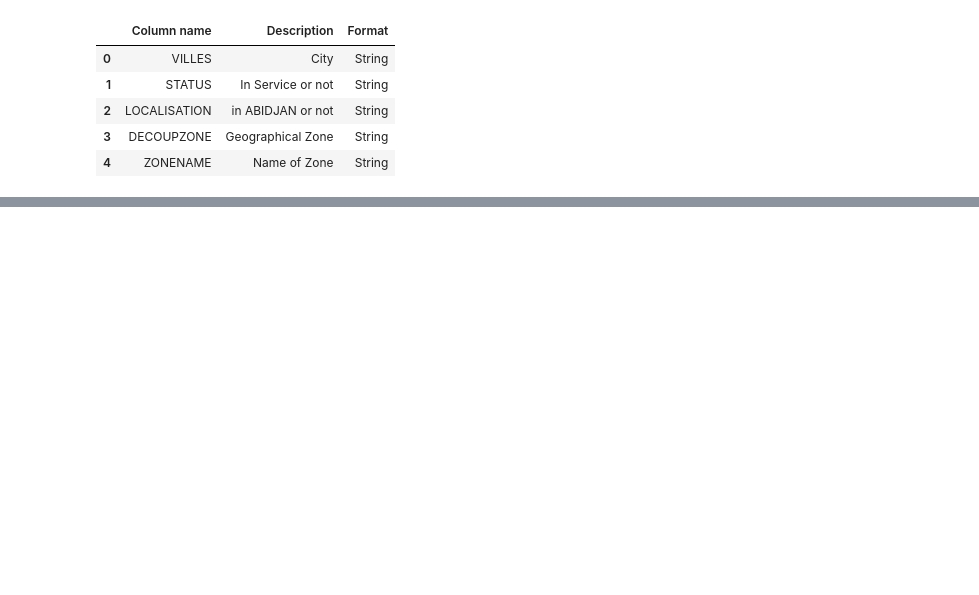
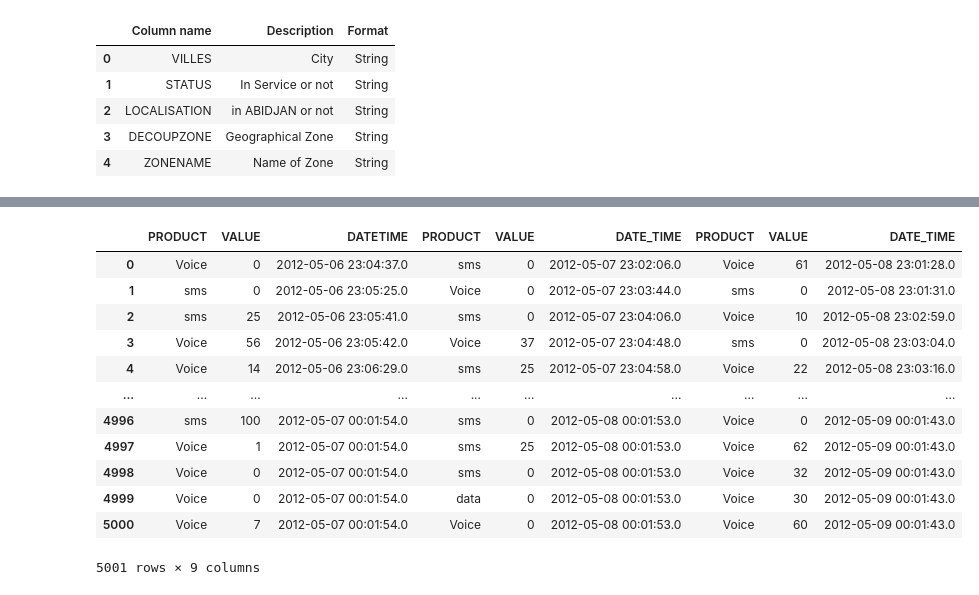
Before and after one commit to Veebug/3-Par-Kenya, a Jupyter notebook: Moringa_Data_Science_Prep_W3_Independent_Project_2021_11_Victoria_Ondieki_DataReport.ipynb, the cells around one changed output, grey strips where cells are left out. Saved outputs shown, nothing was run; the diff lists cells and outputs as text; code cells hidden in the pictures; blank space fills up the shorter version.

```diff
--- a/Moringa_Data_Science_Prep_W3_Independent_Project_2021_11_Victoria_Ondieki_DataReport.ipynb
+++ b/Moringa_Data_Science_Prep_W3_Independent_Project_2021_11_Victoria_Ondieki_DataReport.ipynb
@@ -138,0 +192,17 @@ dataset3.columns.value[5:] = ["CELL_ID","SITE_ID"]
+# %%
+ds1=pd.concat([ds1_df,ds2_df,ds3_df],axis=1)
+ds1
+# %% [output]
+|  | PRODUCT | VALUE | DATETIME | PRODUCT | VALUE | DATE_TIME | PRODUCT | VALUE | DATE_TIME |
+| 0 | Voice | 0 | 2012-05-06 23:04:37.0 | sms | 0 | 2012-05-07 23:02:06.0 | Voice | 61 | 2012-05-08 23:01:28.0 |
+| 1 | sms | 0 | 2012-05-06 23:05:25.0 | Voice | 0 | 2012-05-07 23:03:44.0 | sms | 0 | 2012-05-08 23:01:31.0 |
+| 2 | sms | 25 | 2012-05-06 23:05:41.0 | sms | 0 | 2012-05-07 23:04:06.0 | Voice | 10 | 2012-05-08 23:02:59.0 |
+| 3 | Voice | 56 | 2012-05-06 23:05:42.0 | Voice | 37 | 2012-05-07 23:04:48.0 | sms | 0 | 2012-05-08 23:03:04.0 |
+| 4 | Voice | 14 | 2012-05-06 23:06:29.0 | sms | 25 | 2012-05-07 23:04:58.0 | Voice | 22 | 2012-05-08 23:03:16.0 |
+| ... | ... | ... | ... | ... | ... | ... | ... | ... | ... |
+| 4996 | sms | 100 | 2012-05-07 00:01:54.0 | sms | 0 | 2012-05-08 00:01:53.0 | Voice | 0 | 2012-05-09 00:01:43.0 |
+| 4997 | Voice | 1 | 2012-05-07 00:01:54.0 | sms | 25 | 2012-05-08 00:01:53.0 | Voice | 62 | 2012-05-09 00:01:43.0 |
+| 4998 | Voice | 0 | 2012-05-07 00:01:54.0 | sms | 0 | 2012-05-08 00:01:53.0 | Voice | 32 | 2012-05-09 00:01:43.0 |
+| 4999 | Voice | 0 | 2012-05-07 00:01:54.0 | data | 0 | 2012-05-08 00:01:53.0 | Voice | 30 | 2012-05-09 00:01:43.0 |
+| 5000 | Voice | 7 | 2012-05-07 00:01:54.0 | Voice | 0 | 2012-05-08 00:01:53.0 | Voice | 60 | 2012-05-09 00:01:43.0 |
+5001 rows × 9 columns
```
Also changed, not shown: parts of 20 cells of this notebook.
